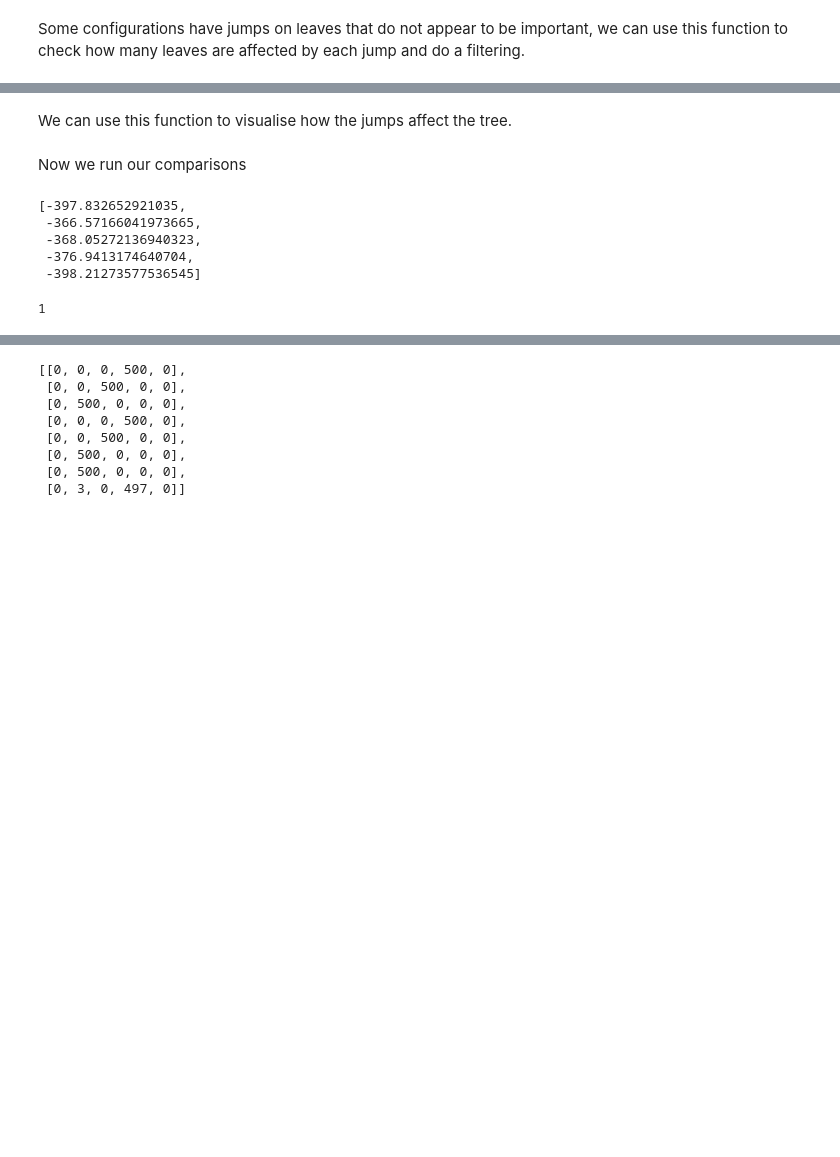
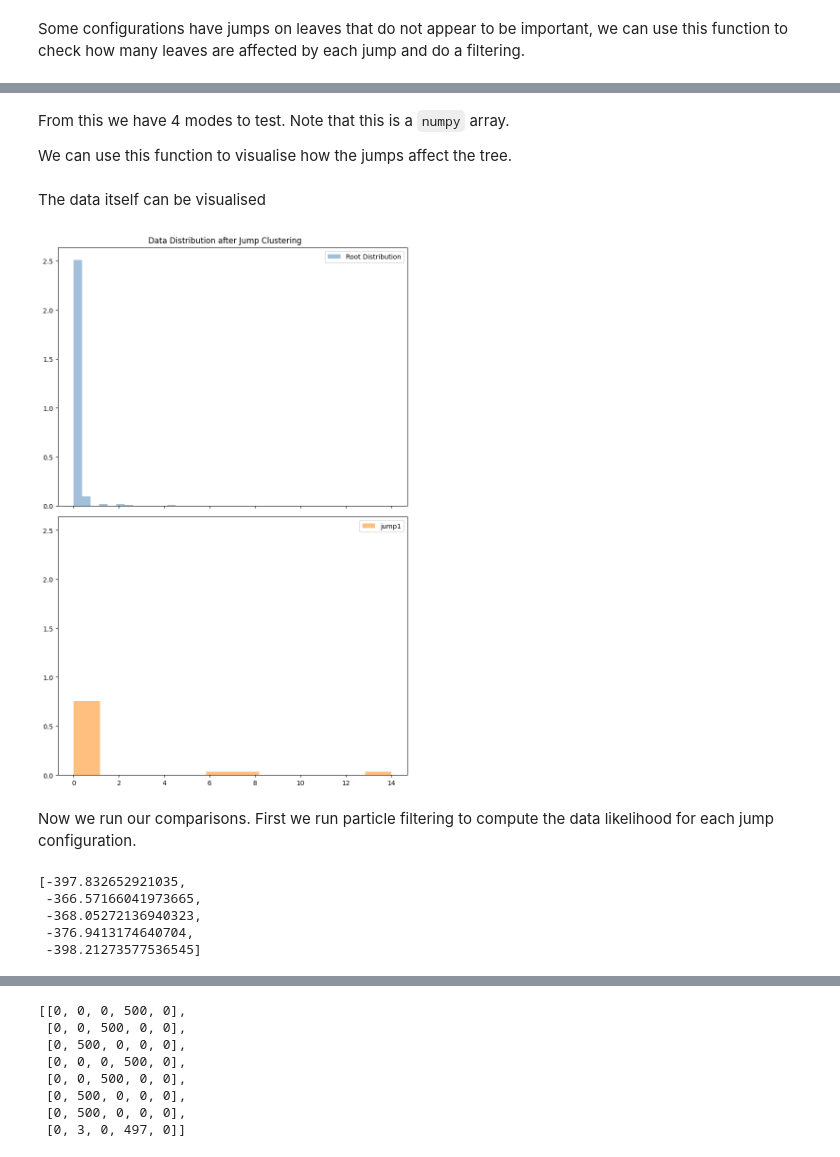
Before and after one commit to shimlab/PhyloJumps, a Jupyter notebook: examples/angio/seed_mass_analysis.ipynb, the cells around one changed output, grey strips where cells are left out. Drawn from its saved outputs; the diff is of its cells as text; code cells hidden in the pictures; blank space fills up the shorter version.

```diff
--- a/examples/angio/seed_mass_analysis.ipynb
+++ b/examples/angio/seed_mass_analysis.ipynb
@@ -45,7 +44,7 @@ for s in summary:
 # %%
 jps_pruned = []
 for s, affected in zip(summary, affected_leaves):
-    jp = s['predicted_jp']
+    jp = s['predicted_jp'].copy()
     # if not jumps then do nothing
     if jp.sum() == 1:
         continue
@@ -61,2 +79,4 @@ unique_jps.shape
 # %% [markdown]
+From this we have 4 modes to test. Note that this is a `numpy` array.
+
 We can use this function to visualise how the jumps affect the tree.
@@ -65,5 +83,17 @@ tree.plot_with_jp(unique_jps[4].tolist())
-# %% [markdown]
-Now we run our comparisons
+# %%
+idx = 0
+tree.plot_with_jp(unique_jps[idx].tolist())
+
+# a filename can be passed
+tree.plot_with_jp(unique_jps[idx].tolist(), file = f'results/candidate{idx}.png')
+# %% [markdown]
+The data itself can be visualised
+# %%
+fig, ax = plots.plot_predicted_dist(tree,data,unique_jps[idx].tolist(), density=True, kde=False, bins = 12)
+# %% [output]
+[figure, added]
+# %% [markdown]
+Now we run our comparisons. First we run particle filtering to compute the data likelihood for each jump configuration.
 # %%
 lls = mcmc.compare_jps_by_ll(*unique_jps)
 # %%
@@ -78,7 +108,3 @@ avg_ll
  -368.05272136940323,
  -376.9413174640704,
  -398.21273577536545]
-# %%
-np.argmax(avg_ll)
-# %% [output]
-1
```
Also changed, not shown: parts of 13 cells of this notebook, 6 other files.
